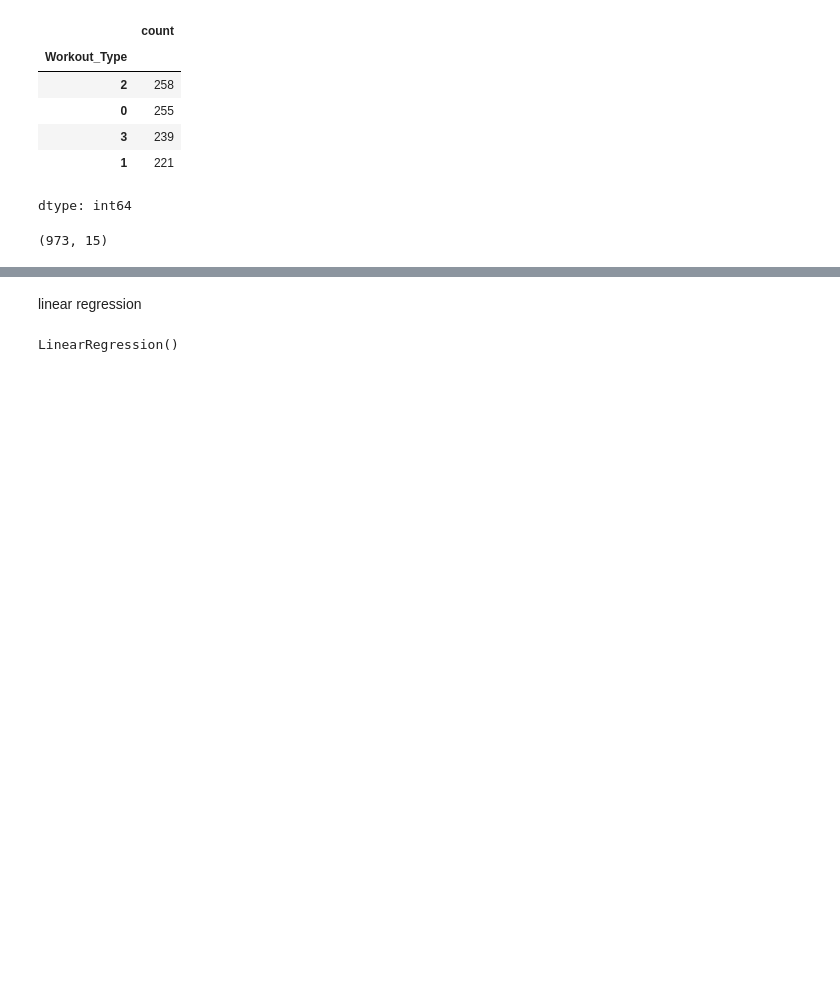
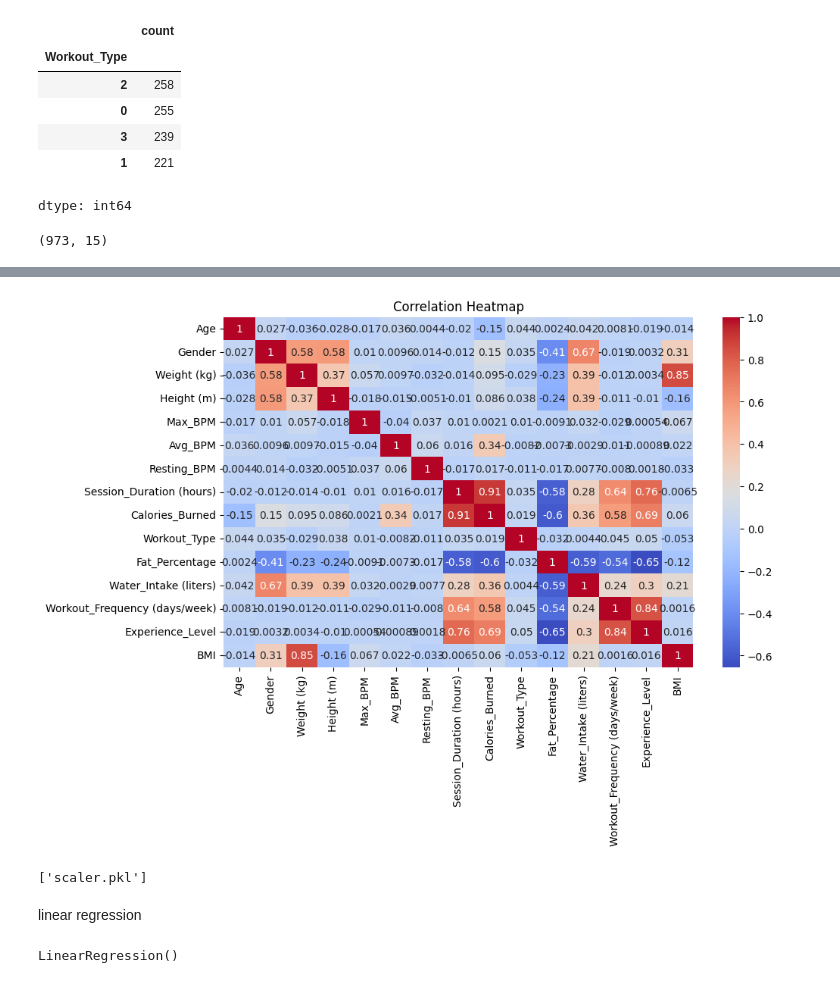
Before and after one commit to Jules-gatete/fit, a Jupyter notebook: Untitled1.ipynb, the cells around one changed output, grey strips where cells are left out. Saved outputs shown, nothing was run; the diff lists cells and outputs as text; code cells hidden in the pictures; blank space fills up the shorter version.

```diff
--- a/Untitled1.ipynb
+++ b/Untitled1.ipynb
@@ -49,3 +51,10 @@ memory usage: 114.1+ KB
+# %%
+plt.figure(figsize=(10, 6))
+sns.heatmap(gym.corr(), annot=True, cmap='coolwarm')
+plt.title('Correlation Heatmap')
+plt.show()
+# %% [output]
+[figure, added]
 # %%
 %%capture
 from sklearn.preprocessing import LabelEncoder
@@ -60,12 +69,15 @@ print(gym.head())
 print(gym.dtypes)
 # %%
 from sklearn.preprocessing import StandardScaler
-
+import joblib
 X = gym.drop(['Water_Intake (liters)' ], axis=1)
 y = gym['Water_Intake (liters)']
 
 scaler = StandardScaler()
 X_scaled = scaler.fit_transform(X)
+joblib.dump(scaler, 'scaler.pkl')
+# %% [output]
+['scaler.pkl']
 # %% [markdown]
 linear regression
 # %%
```
Also changed, not shown: parts of 6 cells of this notebook.
